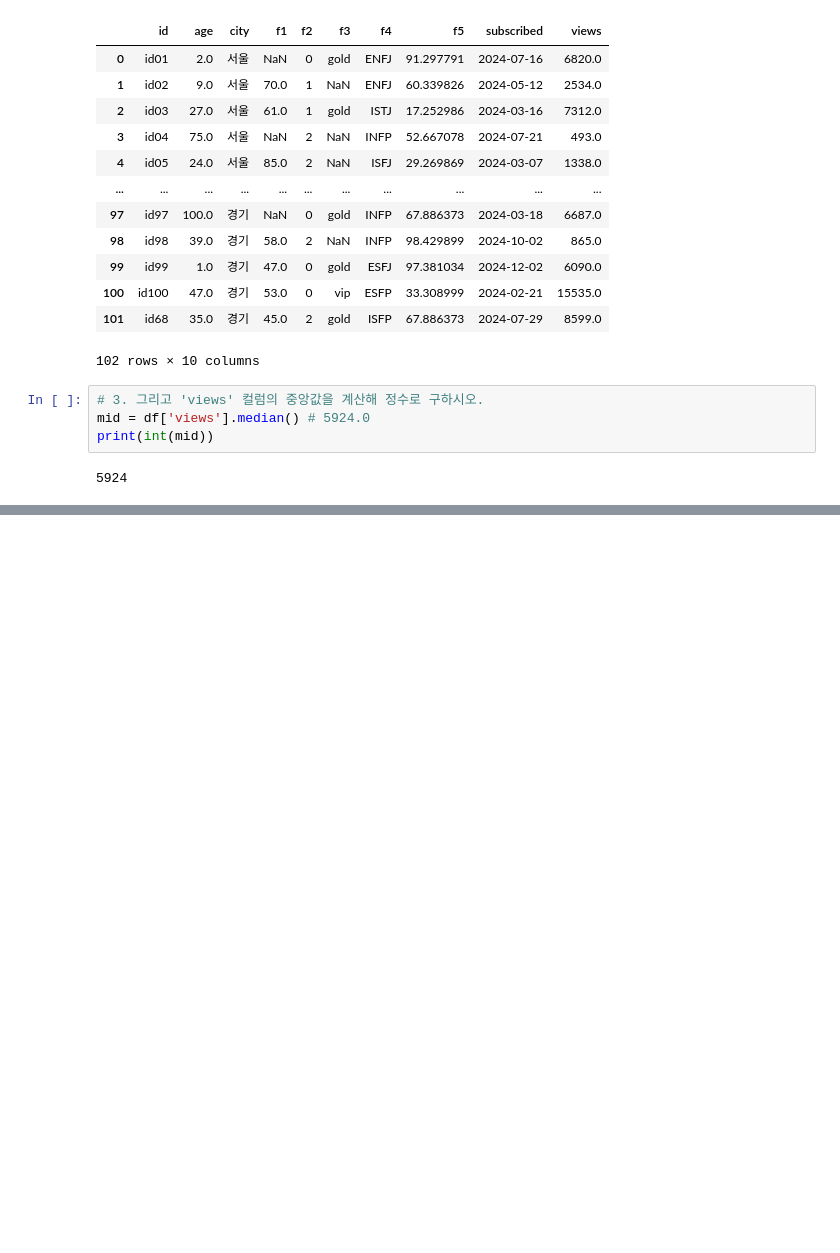
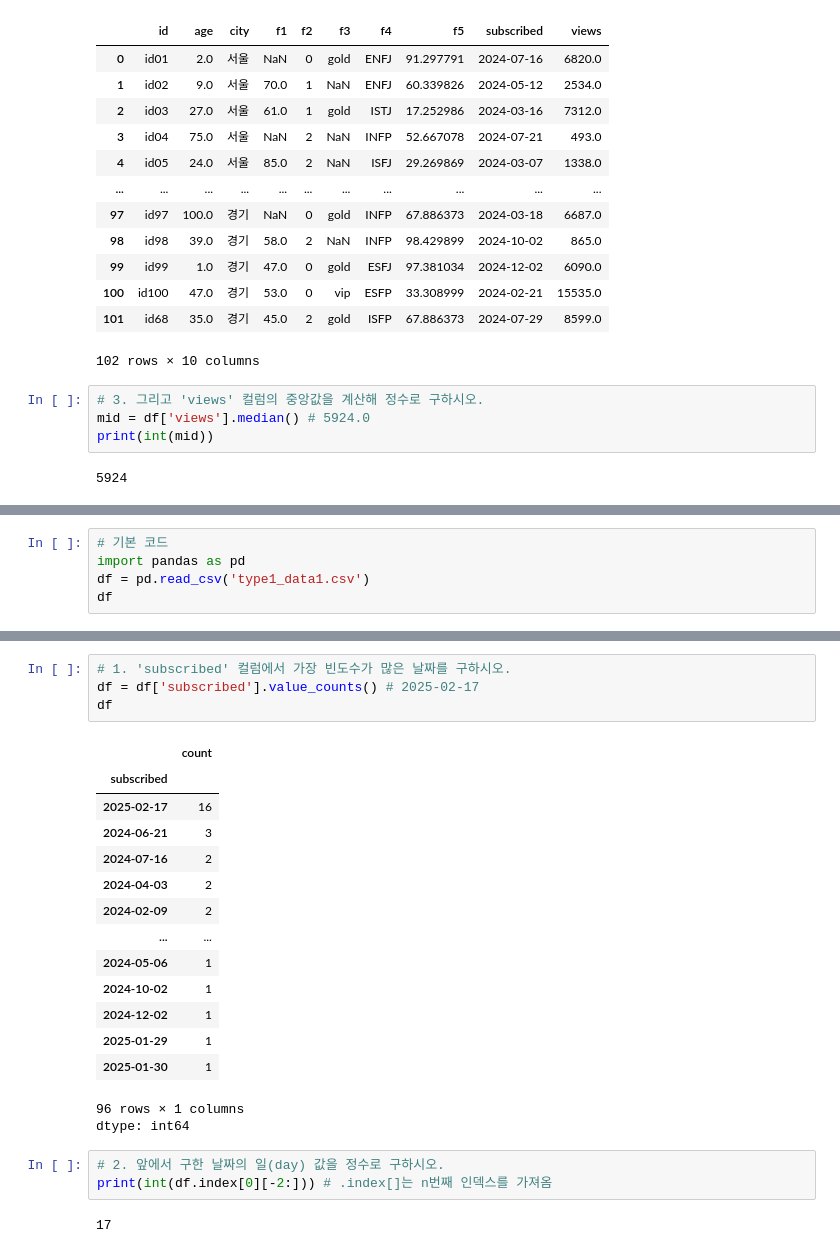
Before and after one commit to bbang-jun/Big-Data-Analysis-Engineer-Practical-Test, a Jupyter notebook: 작업형1/작업형1_연습문제.ipynb, the cells around one changed output, grey strips where cells are left out. Drawn from its saved outputs; the diff is of its cells as text; blank space fills up the shorter version.

```diff
--- a/작업형1/작업형1_연습문제.ipynb
+++ b/작업형1/작업형1_연습문제.ipynb
@@ -75,0 +80,5 @@ print(int(mid))
+# %%
+# 기본 코드
+import pandas as pd
+df = pd.read_csv('type1_data1.csv')
+df
@@ -75,0 +99,25 @@ print(int(mid))
+# %%
+# 1. 'subscribed' 컬럼에서 가장 빈도수가 많은 날짜를 구하시오.
+df = df['subscribed'].value_counts() # 2025-02-17
+df
+# %% [output]
+|  | count |
+| subscribed |  |
+| 2025-02-17 | 16 |
+| 2024-06-21 | 3 |
+| 2024-07-16 | 2 |
+| 2024-04-03 | 2 |
+| 2024-02-09 | 2 |
+| ... | ... |
+| 2024-05-06 | 1 |
+| 2024-10-02 | 1 |
+| 2024-12-02 | 1 |
+| 2025-01-29 | 1 |
+| 2025-01-30 | 1 |
+96 rows × 1 columns
+dtype: int64
+# %%
+# 2. 앞에서 구한 날짜의 일(day) 값을 정수로 구하시오.
+print(int(df.index[0][-2:])) # .index[]는 n번째 인덱스를 가져옴
+# %% [output]
+17
```
Also changed, not shown: parts of 3 cells of this notebook, 1 other file.
